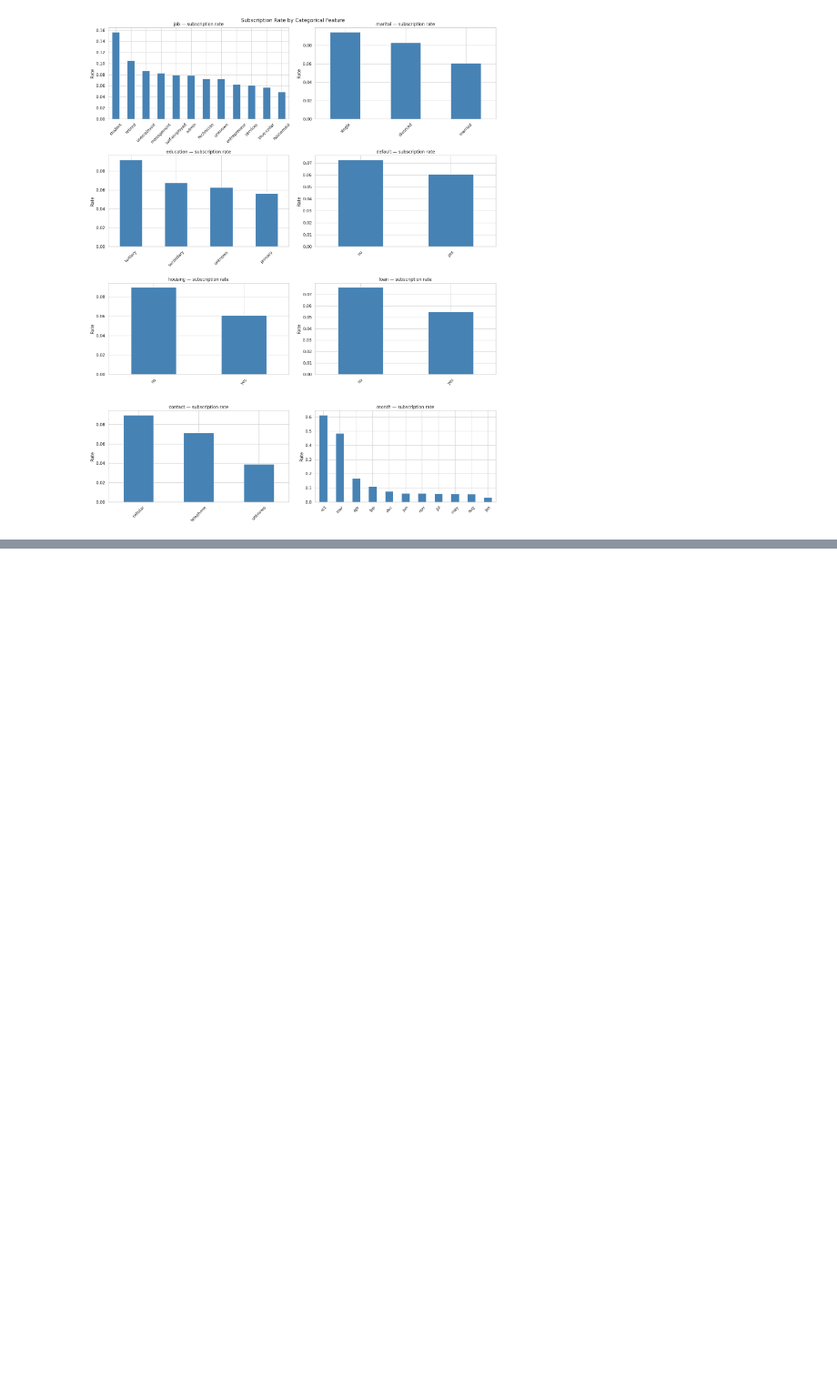
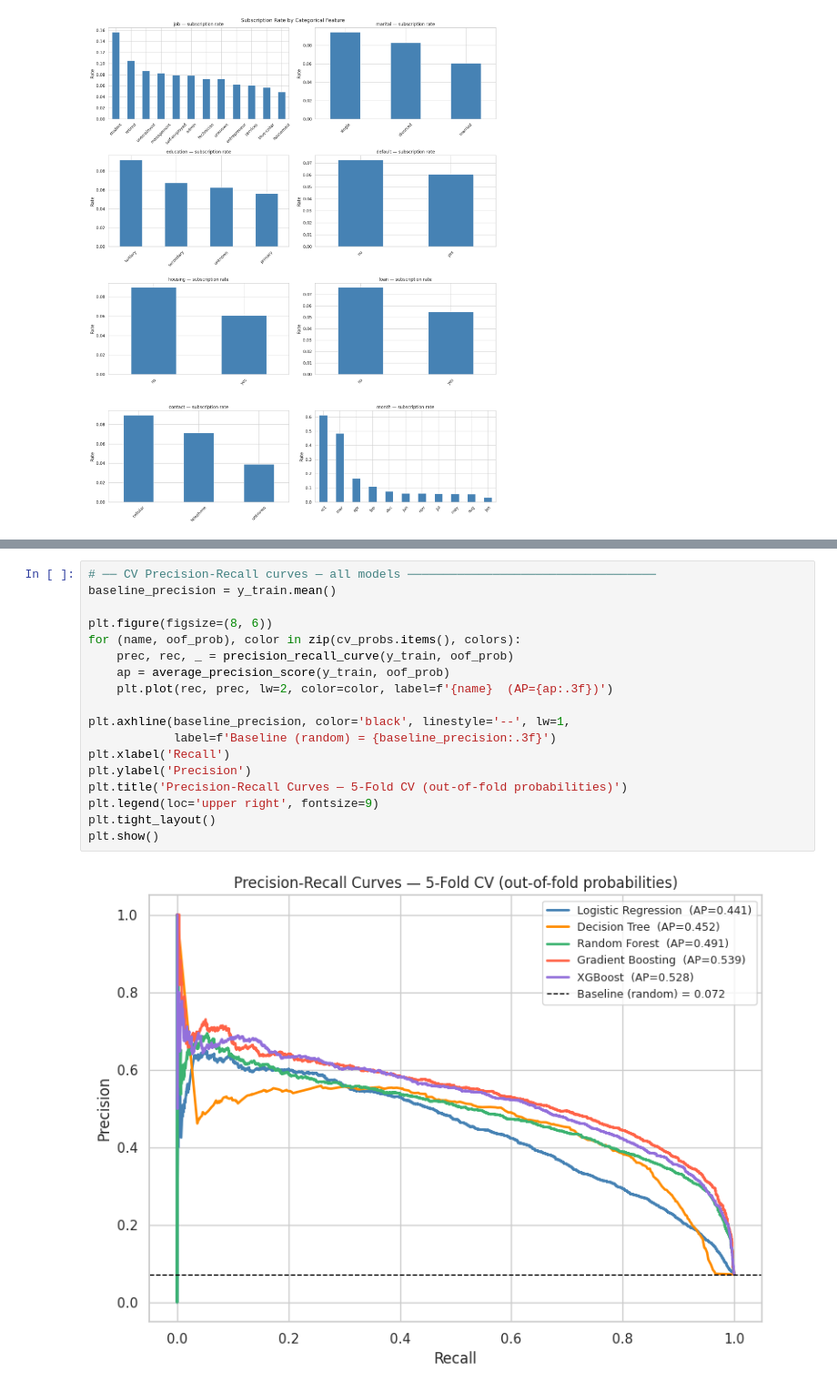
Before and after one commit to diomani-ouattara/Portfolio-Data-scientist, a Jupyter notebook: term_deposit_ml.ipynb, the cells around one changed output, grey strips where cells are left out. Shown at 91% size. Drawn from its saved outputs; the diff is of its cells as text; blank space fills up the shorter version.

```diff
--- a/term_deposit_ml.ipynb
+++ b/term_deposit_ml.ipynb
@@ -474,0 +310,20 @@ Uplift                  : 2.78x
+# %%
+# ── CV Precision-Recall curves — all models ───────────────────────────────────
+baseline_precision = y_train.mean()
+
+plt.figure(figsize=(8, 6))
+for (name, oof_prob), color in zip(cv_probs.items(), colors):
+    prec, rec, _ = precision_recall_curve(y_train, oof_prob)
+    ap = average_precision_score(y_train, oof_prob)
+    plt.plot(rec, prec, lw=2, color=color, label=f'{name}  (AP={ap:.3f})')
+
+plt.axhline(baseline_precision, color='black', linestyle='--', lw=1,
+            label=f'Baseline (random) = {baseline_precision:.3f}')
+plt.xlabel('Recall')
+plt.ylabel('Precision')
+plt.title('Precision-Recall Curves — 5-Fold CV (out-of-fold probabilities)')
+plt.legend(loc='upper right', fontsize=9)
+plt.tight_layout()
+plt.show()
+# %% [output]
+[figure, added]
```
Also changed, not shown: parts of 58 cells of this notebook.
